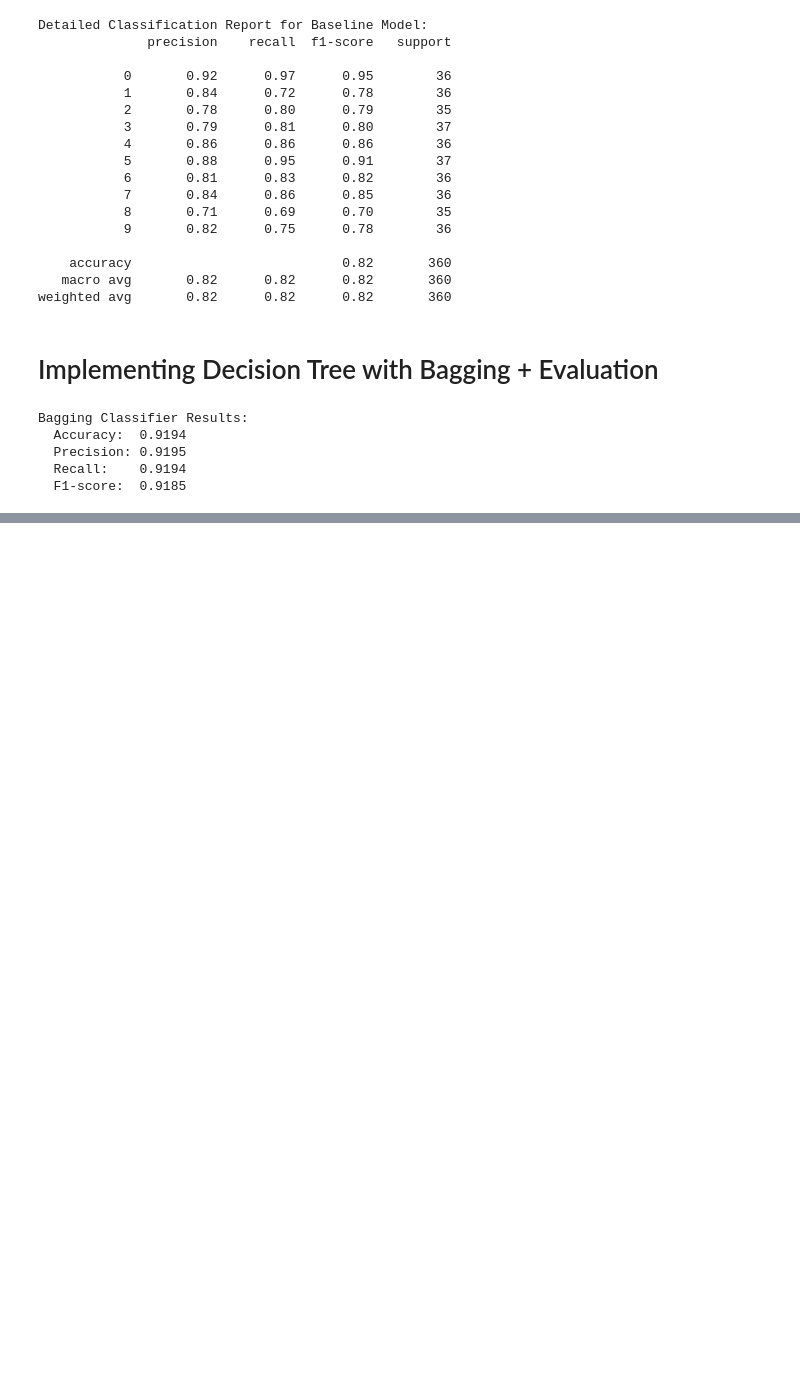
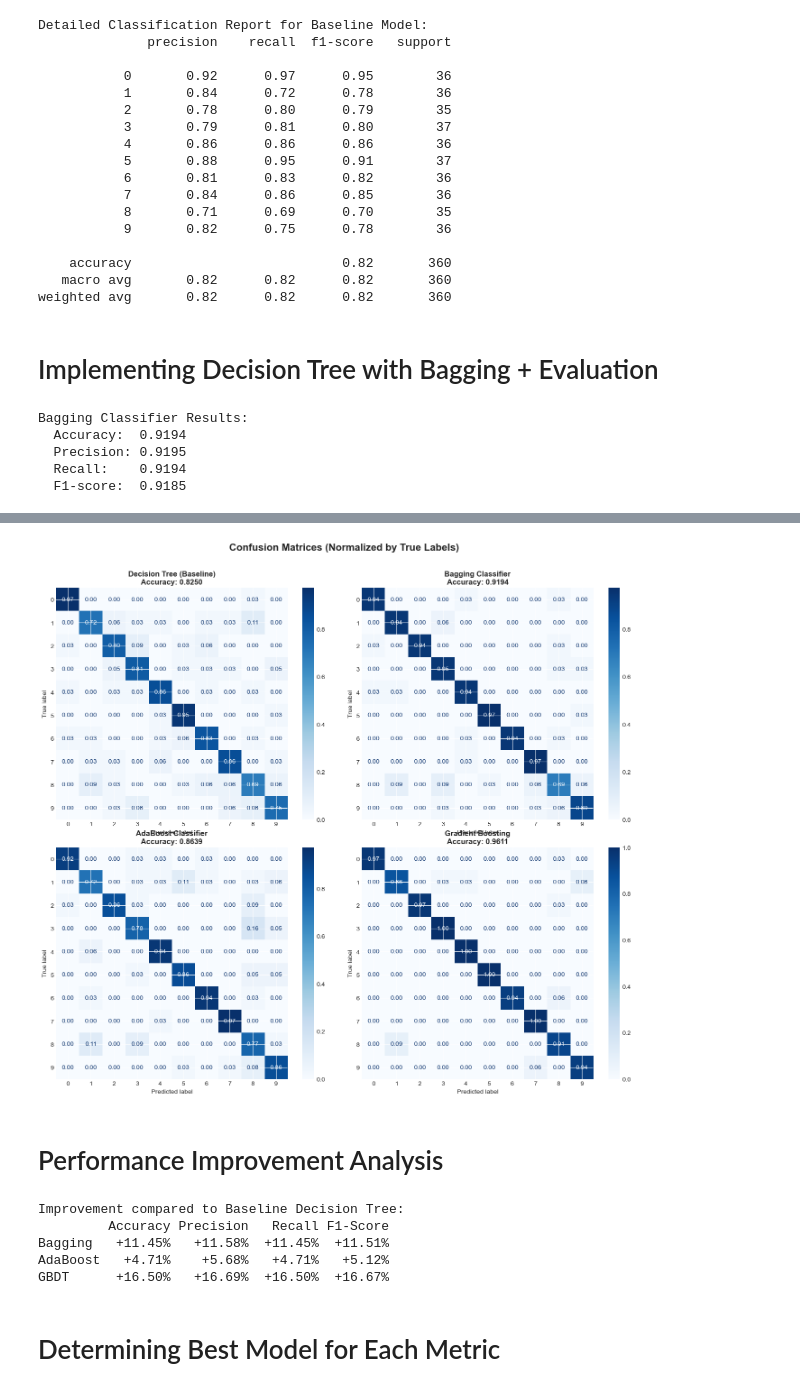
Before and after one commit to SobhanEyvazipoor/Homework-3, a Jupyter notebook: Exercise_2.ipynb, the cells around one changed output, grey strips where cells are left out. Drawn from its saved outputs; the diff is of its cells as text; code cells hidden in the pictures; blank space fills up the shorter version.

```diff
--- a/Exercise_2.ipynb
+++ b/Exercise_2.ipynb
@@ -170,0 +283,56 @@ Bagging Classifier Results:
+# %%
+fig, axes = plt.subplots(2, 2, figsize=(14, 12))
+models = [
+    (baseline_dt, 'Decision Tree (Baseline)', y_pred_baseline),
+    (bagging_model, 'Bagging Classifier', y_pred_bagging),
+    (adaboost_model, 'AdaBoost Classifier', y_pred_adaboost),
+    (gbdt_model, 'Gradient Boosting', y_pred_gbdt)
+]
+
+for idx, (model, title, y_pred) in enumerate(models):
+    ax = axes[idx // 2, idx % 2]
+    cm = confusion_matrix(y_test, y_pred, normalize='true')
+    disp = ConfusionMatrixDisplay(confusion_matrix=cm, display_labels=range(10))
+    disp.plot(ax=ax, cmap='Blues', values_format='.2f')
+    ax.set_title(f'{title}\nAccuracy: {accuracy_score(y_test, y_pred):.4f}', fontsize=12, fontweight='bold')
+
+plt.suptitle('Confusion Matrices (Normalized by True Labels)', fontsize=16, fontweight='bold', y=1.02)
+plt.tight_layout()
+plt.show()
+# %% [output]
+[figure, added]
+# %% [markdown]
+# Performance Improvement Analysis
+# %%
+baseline_metrics = {
+    'Accuracy': accuracy_baseline,
+    'Precision': precision_baseline,
+    'Recall': recall_baseline,
+    'F1-Score': f1_baseline
+}
+
+models_metrics = {
+    'Bagging': {'Accuracy': accuracy_bagging, 'Precision': precision_bagging, 'Recall': recall_bagging, 'F1-Score': f1_bagging},
+    'AdaBoost': {'Accuracy': accuracy_adaboost, 'Precision': precision_adaboost, 'Recall': recall_adaboost, 'F1-Score': f1_adaboost},
+    'GBDT': {'Accuracy': accuracy_gbdt, 'Precision': precision_gbdt, 'Recall': recall_gbdt, 'F1-Score': f1_gbdt}
+}
+
+improvement_df = pd.DataFrame(index=['Bagging', 'AdaBoost', 'GBDT'], columns=['Accuracy', 'Precision', 'Recall', 'F1-Score'])
+
+for model_name, metrics in models_metrics.items():
+    for metric_name in ['Accuracy', 'Precision', 'Recall', 'F1-Score']:
+        baseline_val = baseline_metrics[metric_name]
+        model_val = metrics[metric_name]
+        improvement = ((model_val - baseline_val) / baseline_val) * 100
+        improvement_df.loc[model_name, metric_name] = f"{improvement:+.2f}%"
+
+print("\nImprovement compared to Baseline Decision Tree:")
+print(improvement_df)
+# %% [output]
+Improvement compared to Baseline Decision Tree:
+         Accuracy Precision   Recall F1-Score
+Bagging   +11.45%   +11.58%  +11.45%  +11.51%
+AdaBoost   +4.71%    +5.68%   +4.71%   +5.12%
+GBDT      +16.50%   +16.69%  +16.50%  +16.67%
+# %% [markdown]
+# Determining Best Model for Each Metric
```
Also changed, not shown: parts of 8 cells of this notebook.
